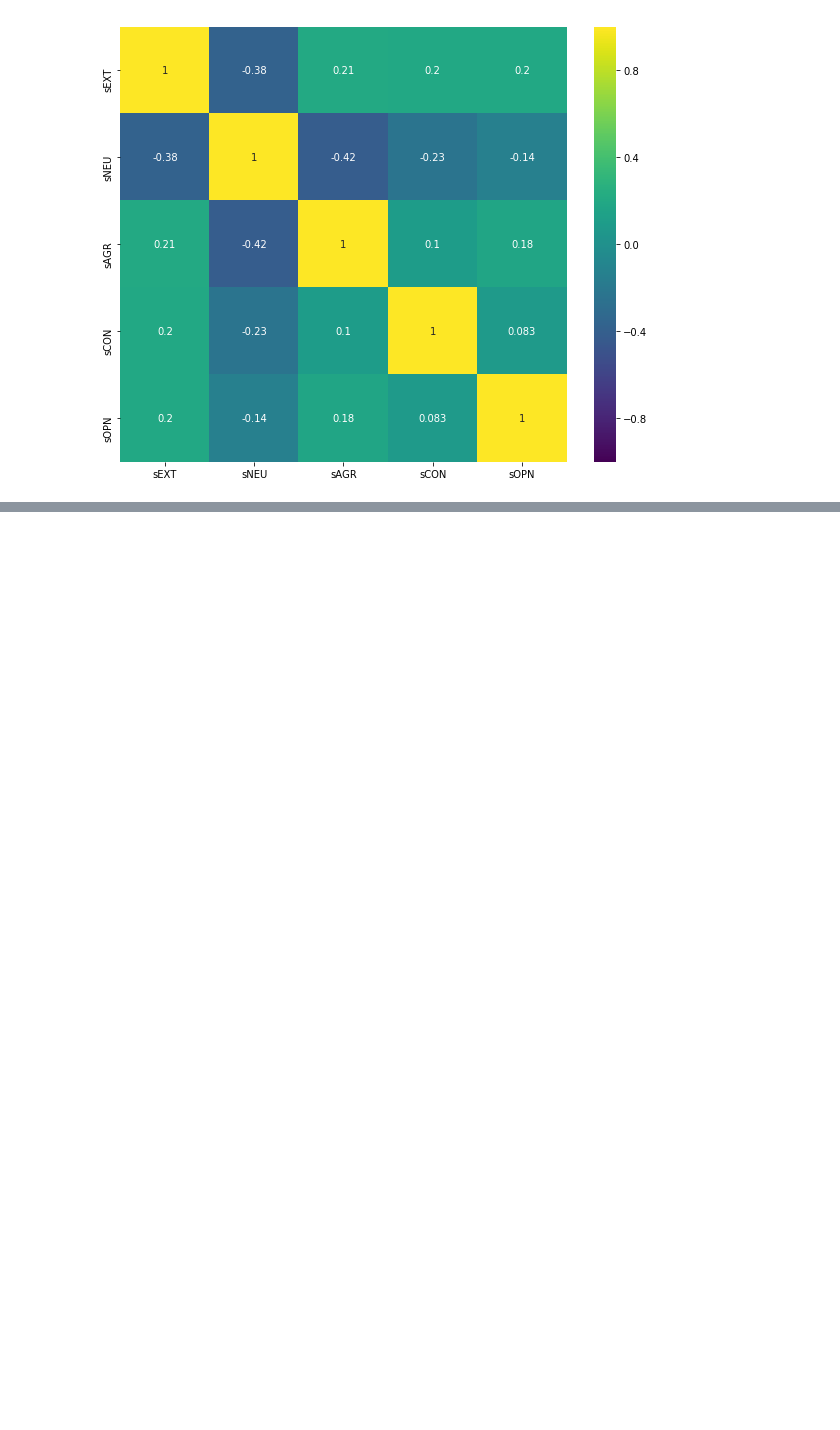
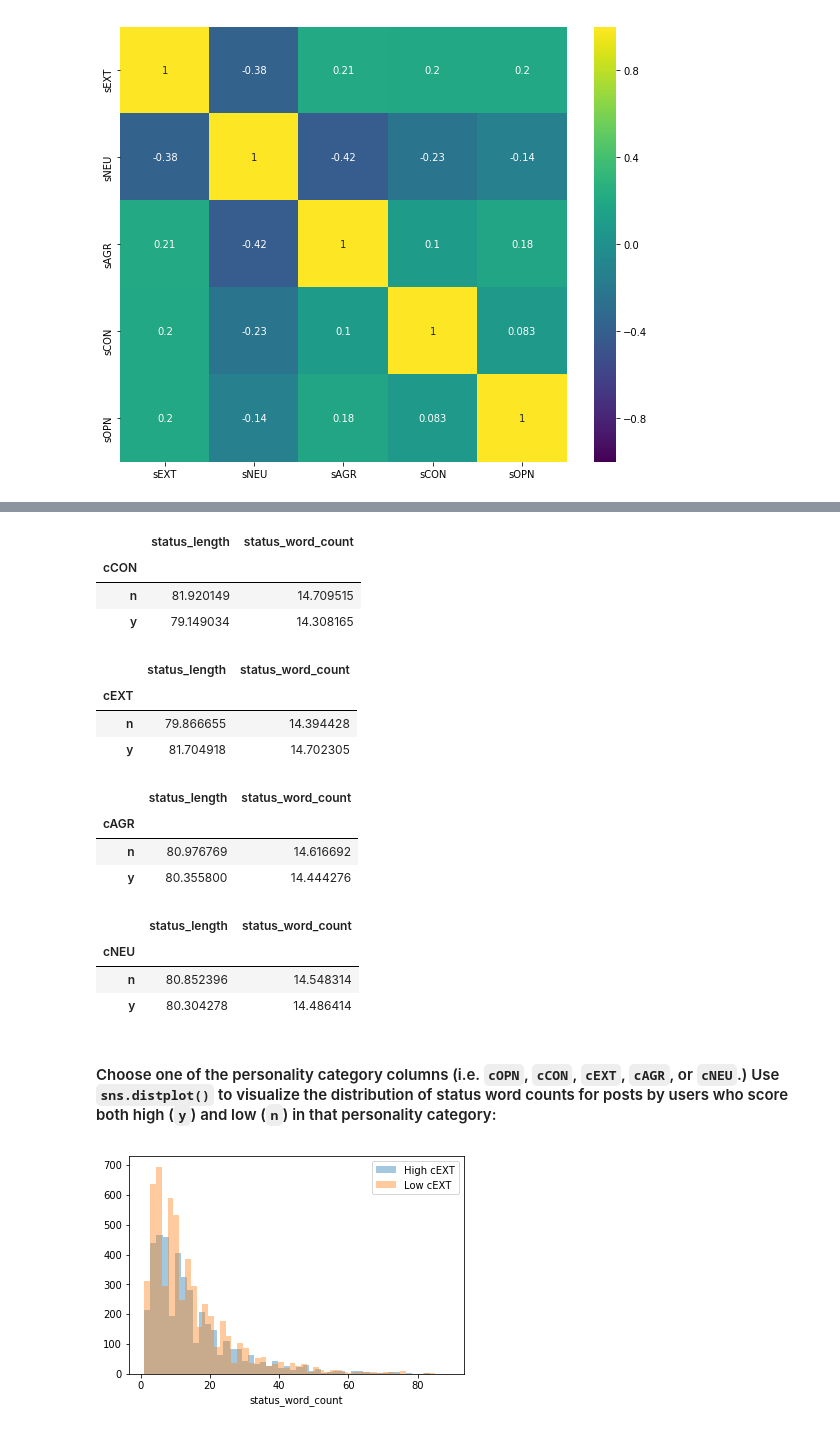
Before and after one commit to ga-curriculum/lab-nlp-eda, a Jupyter notebook: solution-code.ipynb, the cells around one changed output, grey strips where cells are left out. Cells and saved outputs as stored; diff of their text form; code cells hidden in the pictures; blank space fills up the shorter version.

```diff
--- a/solution-code.ipynb
+++ b/solution-code.ipynb
@@ -254,0 +268,36 @@ sns.heatmap(unique_users.corr(),
+# %%
+df.groupby(['cCON']).mean()[['status_length', 'status_word_count']]
+# %% [output]
+|  | status_length | status_word_count |
+| cCON |  |  |
+| n | 81.920149 | 14.709515 |
+| y | 79.149034 | 14.308165 |
+# %%
+df.groupby(['cEXT']).mean()[['status_length', 'status_word_count']]
+# %% [output]
+|  | status_length | status_word_count |
+| cEXT |  |  |
+| n | 79.866655 | 14.394428 |
+| y | 81.704918 | 14.702305 |
+# %%
+df.groupby(['cAGR']).mean()[['status_length', 'status_word_count']]
+# %% [output]
+|  | status_length | status_word_count |
+| cAGR |  |  |
+| n | 80.976769 | 14.616692 |
+| y | 80.355800 | 14.444276 |
+# %%
+df.groupby(['cNEU']).mean()[['status_length', 'status_word_count']]
+# %% [output]
+|  | status_length | status_word_count |
+| cNEU |  |  |
+| n | 80.852396 | 14.548314 |
+| y | 80.304278 | 14.486414 |
+# %% [markdown]
+#### Choose one of the personality category columns (i.e. `cOPN`, `cCON`, `cEXT`, `cAGR`, or `cNEU`.) Use `sns.distplot()` to visualize the distribution of status word counts for posts by users who score both high (`y`) and low (`n`) in that personality category:
+# %%
+sns.distplot(df[df['cEXT'] == 'y']['status_word_count'], kde=False, label='High cEXT')
+sns.distplot(df[df['cEXT'] == 'n']['status_word_count'], kde=False, label='Low cEXT')
+plt.legend();
+# %% [output]
+[figure, added]
```
Also changed, not shown: parts of 28 cells of this notebook.
